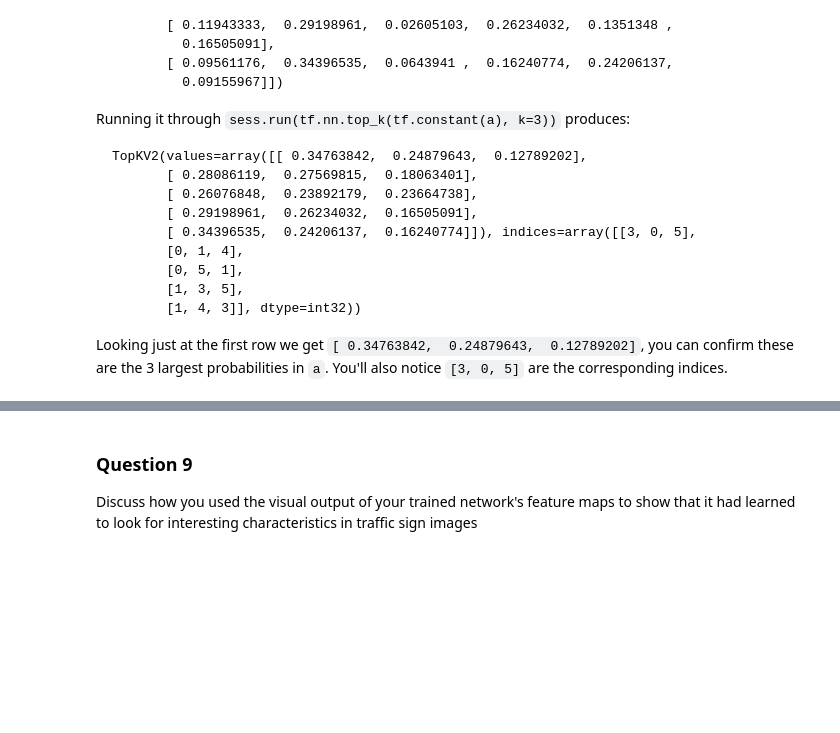
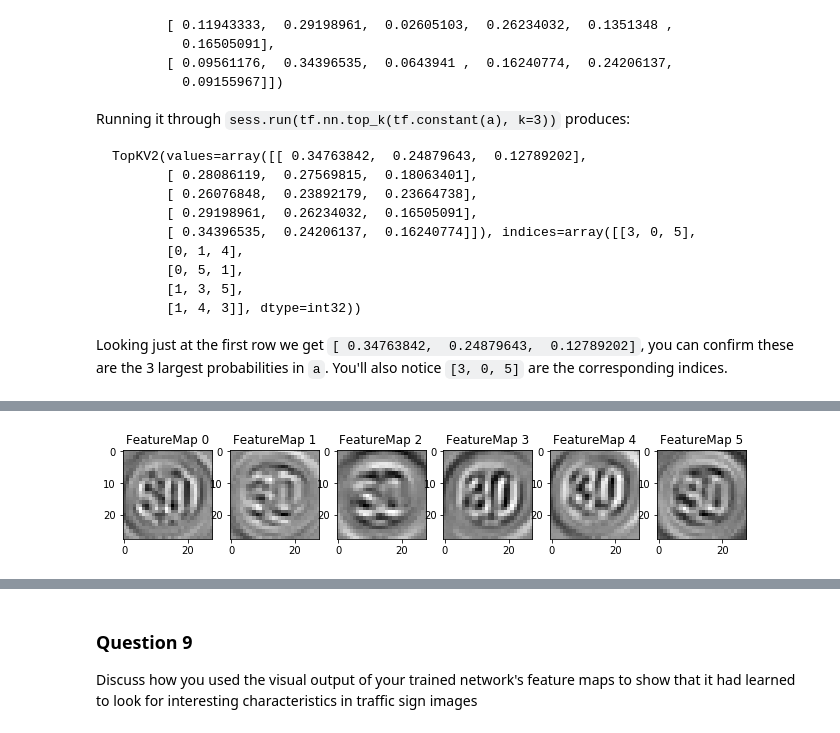
Before and after one commit to uboot/CarND-Traffic-Sign-Classifier-Project, a Jupyter notebook: Traffic_Sign_Classifier.ipynb, the cells around one changed output, grey strips where cells are left out. Saved outputs shown, nothing was run; the diff lists cells and outputs as text; code cells hidden in the pictures; blank space fills up the shorter version.

```diff
--- a/Traffic_Sign_Classifier.ipynb
+++ b/Traffic_Sign_Classifier.ipynb
@@ -433,0 +475,5 @@ def outputFeatureMap(image_input, tf_activation, activation_min=-1, activation_m
+# %%
+with sess.as_default():
+    outputFeatureMap(input_image, layers[0])
+# %% [output]
+[figure, added]
```
Also changed, not shown: parts of 11 cells of this notebook, 29 other files.
